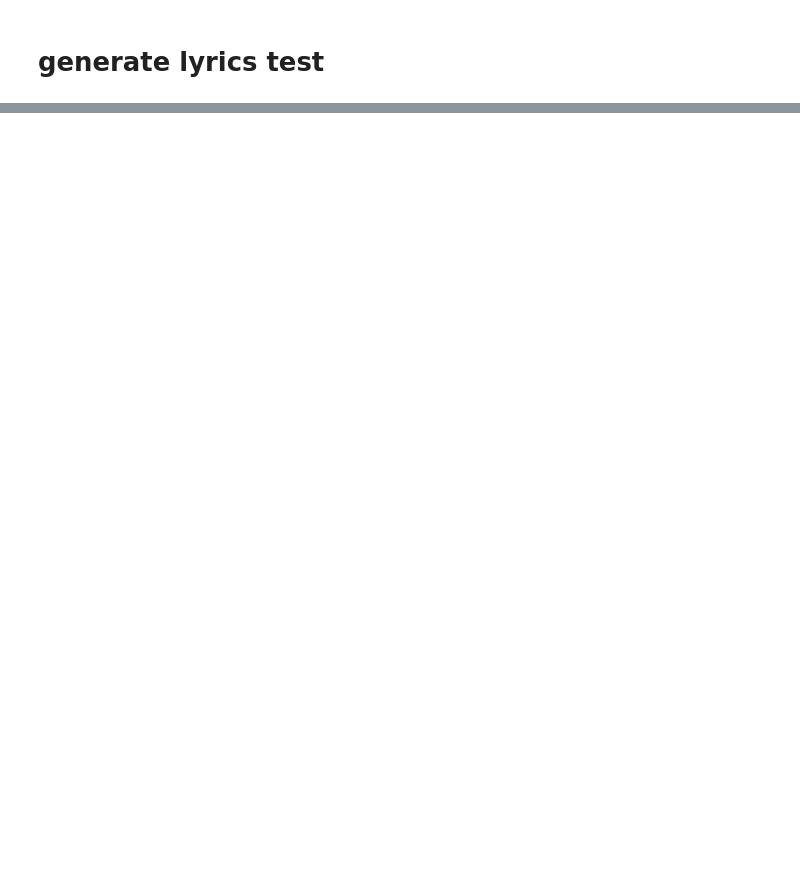
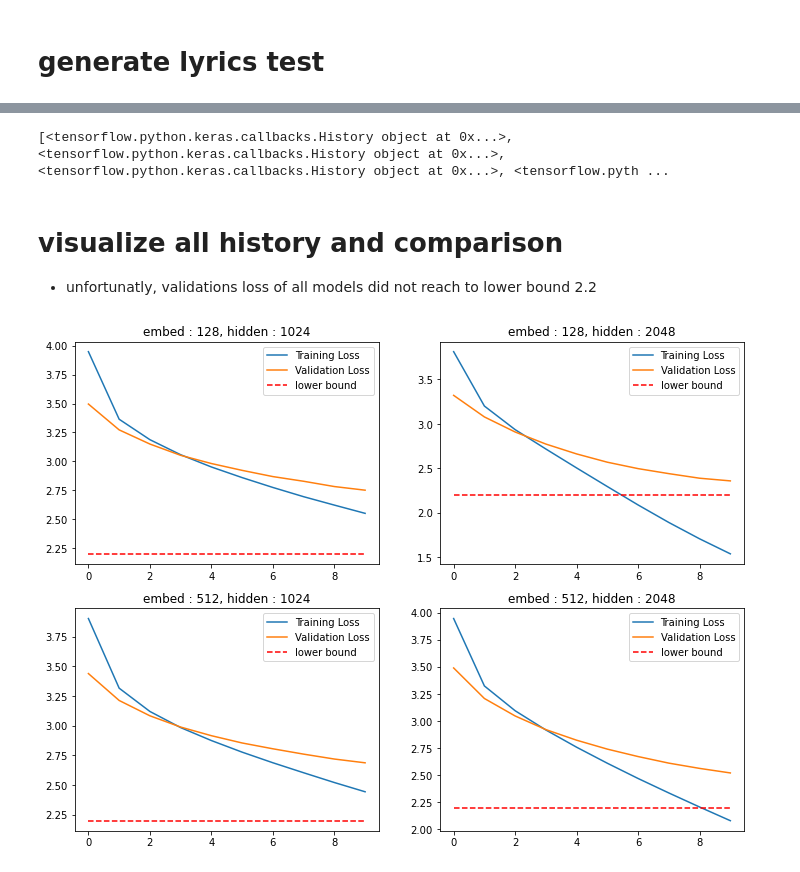
Before and after one commit to JeongChanDo/aiffel_practice, a Jupyter notebook: EXPLORATION06/become_great_lyricist.ipynb, the cells around one changed output, grey strips where cells are left out. Saved outputs shown, nothing was run; the diff lists cells and outputs as text; code cells hidden in the pictures; blank space fills up the shorter version.

```diff
--- a/EXPLORATION06/become_great_lyricist.ipynb
+++ b/EXPLORATION06/become_great_lyricist.ipynb
@@ -307,0 +643,3 @@ model.load_weights(checkpoint_dir)
+# %%
+histories = [history, history_hidden_2048,history_embed_512_hidden_1024]
+del model, model_hidden_2048, model_embed_512_hidden_1024
@@ -307,0 +758,35 @@ model.load_weights(checkpoint_dir)
+# %%
+histories.append(history_embed_512_hidden_2048)
+print(histories)
+# %% [output]
+[<tensorflow.python.keras.callbacks.History object at 0x...>, <tensorflow.python.keras.callbacks.History object at 0x...>, <tensorflow.python.keras.callbacks.History object at 0x...>, <tensorflow.pyth ...
+# %% [markdown]
+# visualize all history and comparison
+- unfortunatly, validations loss of all models did not reach to lower bound 2.2
+# %%
+def lower_bound(x):
+    return [2.2 for i in range(len(x))]
+
+def visualize_loss_idx(history, title, idx):
+    loss = history.history["loss"]
+    val_loss = history.history["val_loss"]
+    epochs_range = range(len(loss))
+    plt.subplot(2, 2, idx)
+    plt.plot(epochs_range, loss, label='Training Loss')
+    plt.plot(epochs_range, val_loss, label='Validation Loss')
+    plt.plot(epochs_range, lower_bound(loss), "r--", label ="lower bound")
+    plt.legend(loc='upper right')
+    plt.title(title)
+# %%
+titles = ["embed : 128, hidden : 1024",
+         "embed : 128, hidden : 2048",
+         "embed : 512, hidden : 1024",
+         "embed : 512, hidden : 2048"]
+
+idx = 1
+plt.figure(figsize=(12,9))
+for history, title in zip(histories, titles):
+    visualize_loss_idx(history, title, idx)
+    idx += 1
+# %% [output]
+[figure, added]
```
Also changed, not shown: parts of 33 cells of this notebook, 12 other files.
